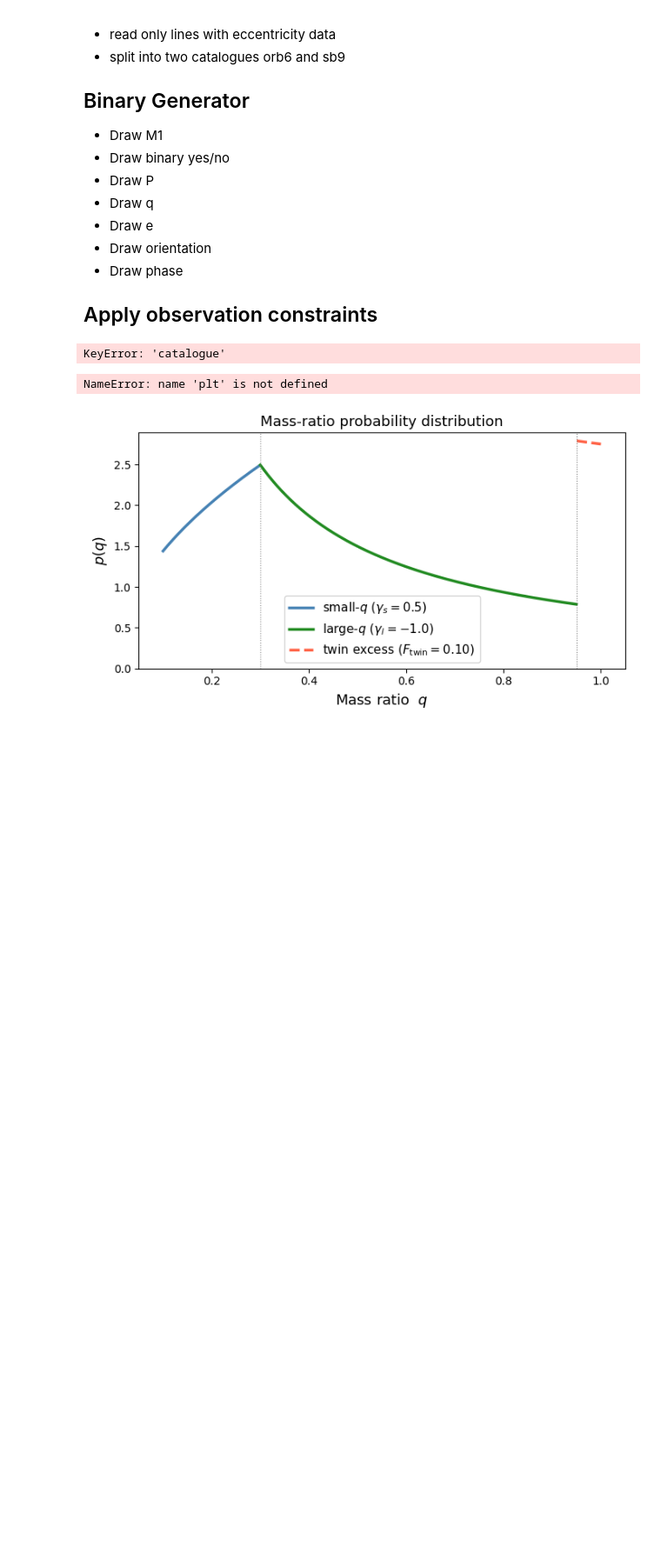
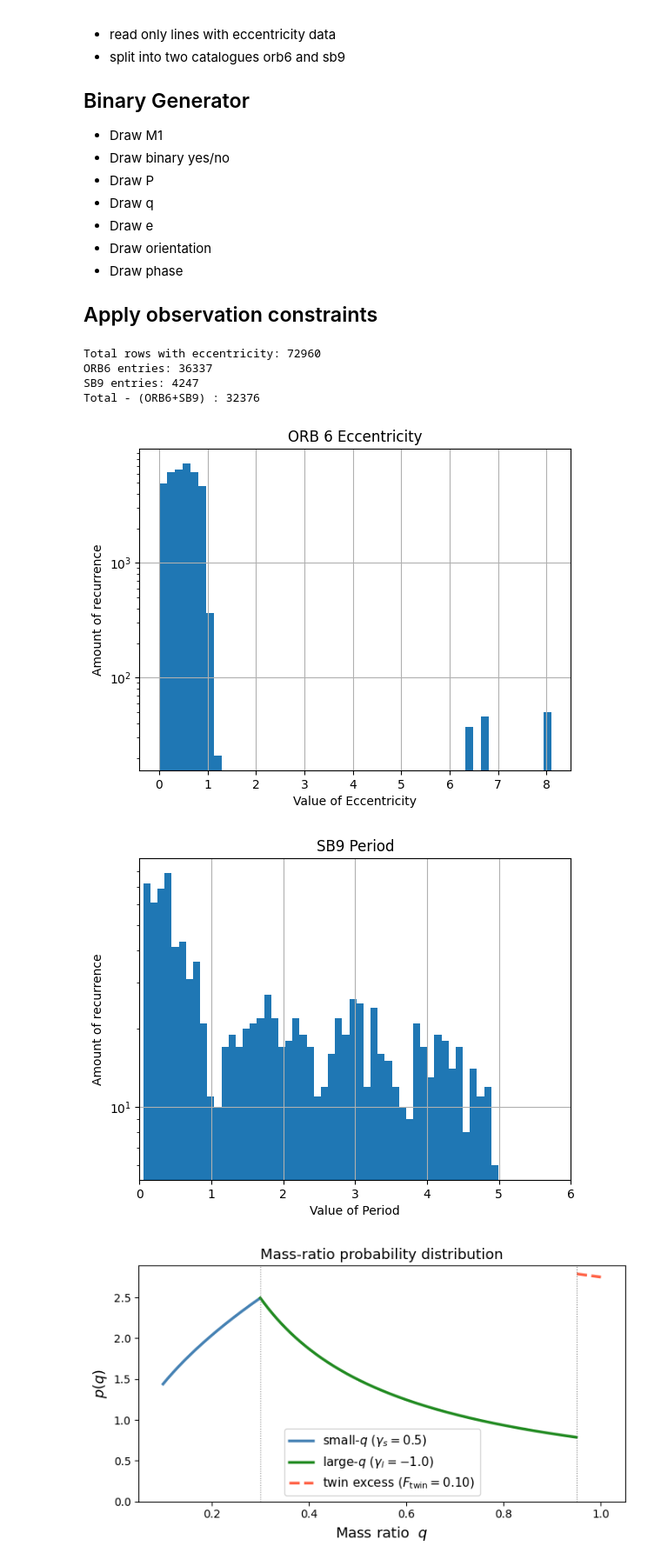
Before and after one commit to Eljameuter/Orbital-and-physical-parameter-distribution-of-Binary-Systems, a Jupyter notebook: Bias_correction.ipynb, the cells around one changed output. Shown at 87% size. Saved outputs shown, nothing was run; the diff lists cells and outputs as text; code cells hidden in the pictures; blank space fills up the shorter version.

```diff
--- a/Bias_correction.ipynb
+++ b/Bias_correction.ipynb
@@ -19,7 +19,7 @@ import pandas as pd
 # %%
 
 
-df = pd.read_csv(r'DATA/RAW/reduced_raw_data.csv')
+df = pd.read_csv(r'DATA/RAW/table2.csv')
 
 # Exclude rows with no eccentricity entry
 df_clean = df[df["e"].notna()].copy()
@@ -36,7 +36,7 @@ df_ORB6 = df_clean[df_clean["catalogue"].apply(lambda x: contains_catalogue(x, "
 df_SB9 = df_clean[df_clean["catalogue"].apply(lambda x: contains_catalogue(x, "SB9"))].copy()
 
 # Extract relevant columns
-cols = ["system_id", "catalogue", "e", "q", "period", "a", "i"]
+cols = ["catalogue", "e", "q", "period", "a", "i"]
 
 df_ORB6 = df_ORB6[cols].reset_index(drop=True)
 df_SB9 = df_SB9[cols].reset_index(drop=True)
@@ -46,22 +46,27 @@ print(f"ORB6 entries: {len(df_ORB6)}")
 print(f"SB9 entries: {len(df_SB9)}")
 print(f"Total - (ORB6+SB9) : {len(df_clean) -(len(df_ORB6) + len(df_SB9))}")
 # %% [output]
-KeyError: 'catalogue'
+Total rows with eccentricity: 72960
+ORB6 entries: 36337
+SB9 entries: 4247
+Total - (ORB6+SB9) : 32376
 # %%
 plt.hist(df_ORB6["e"],log=True, bins=50)
 plt.xlabel('Value of Eccentricity')
 plt.ylabel('Amount of recurrence')
 plt.title('ORB 6 Eccentricity')
 plt.grid(True)
 plt.show()
-plt.hist(df_SB9["P"],log=True, bins=50)
-plt.xlabel('Value of Eccentricity')
+plt.hist(df_SB9["period"][df_SB9["period"] < 5],log=True, bins=50)
+plt.xlabel('Value of Period')
 plt.ylabel('Amount of recurrence')
-plt.title('SB9 Eccentricity')
+plt.xlim(0,6)
+plt.title('SB9 Period')
 plt.grid(True)
 plt.show()
 # %% [output]
-NameError: name 'plt' is not defined
+[figure, added]
+[figure, added]
 # %%
 def mass_distribution(q, gamma_small, gamma_large, F_twin):
     """
```
Also changed, not shown: 3 other files.
